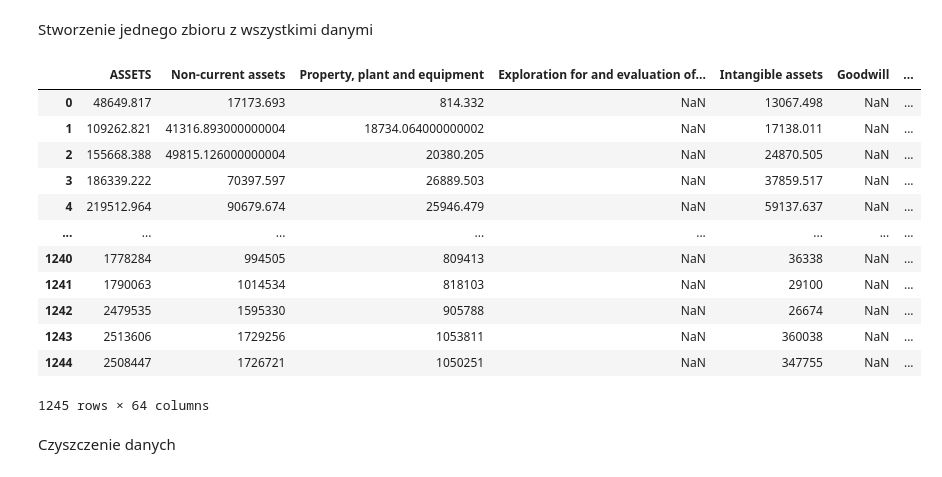
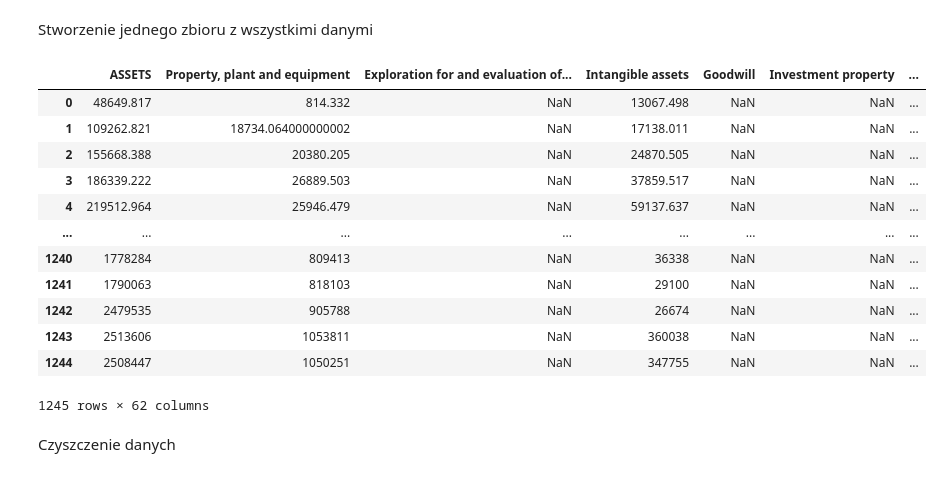
Before and after one commit to MehowBd/Evolutionary-optimization-of-the-capital-and-asset-structure, a Jupyter notebook: main.ipynb, the cells around one changed output. Drawn from its saved outputs; the diff is of its cells as text; code cells hidden in the pictures.

```diff
--- a/main.ipynb
+++ b/main.ipynb
@@ -66,44 +27,46 @@ balance_data
 # %% [markdown]
 Stworzenie jednego zbioru z wszystkimi danymi
 # %%
-columns = ['ASSETS','Non-current assets','Property, plant and equipment','Exploration for and evaluation of mineral resources','Intangible assets','Goodwill','Investment property',
+columns = ['ASSETS','Property, plant and equipment','Exploration for and evaluation of mineral resources','Intangible assets','Goodwill','Investment property',
 'Right-of-use assets','Investment in affiliates','Non-current financial assets','Non-current loans and receivables','Deferred income tax','Non-current deferred charges and accruals',
-'Non-current derivative instruments','Other non-current assets','Current assets','Inventories','Current intangible assets',
+'Non-current derivative instruments','Other non-current assets','Inventories','Current intangible assets',
 'Biological assets','Trade receivables','Loans and other receivables','Financial assets','Cash and cash equivalents','Accruals','Assets from current tax','Derivative instruments',
 'Other assets','Assets held for sale and discontinuing operations','Called up capital','Own shares','EQUITY & LIABILITIES','Equity shareholders of the parent','Share capital',
 'Called up share capital','Treasury shares','Supplementary capital','Valuation and exchange differences','Other capitals','Retained earnings / accumulated losses','Non-controlling interests',
 'Non-current liabilities','Non-current liabilities from derivatives','Non-current loans and borrowings','Non-current liabilities from bonds','Non-current liabilities from finance leases',
 'Non-current trade payables','Long-term provision for employee benefits','Deferred tax liabilities','Non-current provision','Other non-current liabilities','Non-current accruals (liability)',
 'Current liabilities','Liabilities from derivatives','Financial liabilities (loans and borrowings)','Bond liabilities','Liabilities from finance leases','Trade payables','Employee benefits',
 'Current tax liabilities','Provisions','Other liabilities','Accruals (liability)','Liabilities related to assets held for sale and discontinued operations', 'market_value']
 
 rows = []
 for company, years in balance_data.items():
     for year, market_data in years.items():
         new_row = {}
         for indicator, value in market_data.items():
             if indicator in columns:
                 new_row[indicator] = value
+            else:
+                new_row[indicator] = 0
         if company in market_values.index and year in market_values.columns:
             new_row['market_value'] = market_values[year][company]
             rows.append(new_row)
 
 data = pd.DataFrame(rows, columns=columns)
 data
 # %% [output]
-|  | ASSETS | Non-current assets | Property, plant and equipment | Exploration for and evaluation of... | Intangible assets | Goodwill | ... |
-| 0 | 48649.817 | 17173.693 | 814.332 | NaN | 13067.498 | NaN | ... |
-| 1 | 109262.821 | 41316.893000000004 | 18734.064000000002 | NaN | 17138.011 | NaN | ... |
-| 2 | 155668.388 | 49815.126000000004 | 20380.205 | NaN | 24870.505 | NaN | ... |
-| 3 | 186339.222 | 70397.597 | 26889.503 | NaN | 37859.517 | NaN | ... |
-| 4 | 219512.964 | 90679.674 | 25946.479 | NaN | 59137.637 | NaN | ... |
+|  | ASSETS | Property, plant and equipment | Exploration for and evaluation of... | Intangible assets | Goodwill | Investment property | ... |
+| 0 | 48649.817 | 814.332 | NaN | 13067.498 | NaN | NaN | ... |
+| 1 | 109262.821 | 18734.064000000002 | NaN | 17138.011 | NaN | NaN | ... |
+| 2 | 155668.388 | 20380.205 | NaN | 24870.505 | NaN | NaN | ... |
+| 3 | 186339.222 | 26889.503 | NaN | 37859.517 | NaN | NaN | ... |
+| 4 | 219512.964 | 25946.479 | NaN | 59137.637 | NaN | NaN | ... |
 | ... | ... | ... | ... | ... | ... | ... | ... |
-| 1240 | 1778284 | 994505 | 809413 | NaN | 36338 | NaN | ... |
-| 1241 | 1790063 | 1014534 | 818103 | NaN | 29100 | NaN | ... |
-| 1242 | 2479535 | 1595330 | 905788 | NaN | 26674 | NaN | ... |
-| 1243 | 2513606 | 1729256 | 1053811 | NaN | 360038 | NaN | ... |
-| 1244 | 2508447 | 1726721 | 1050251 | NaN | 347755 | NaN | ... |
+| 1240 | 1778284 | 809413 | NaN | 36338 | NaN | NaN | ... |
+| 1241 | 1790063 | 818103 | NaN | 29100 | NaN | NaN | ... |
+| 1242 | 2479535 | 905788 | NaN | 26674 | NaN | NaN | ... |
+| 1243 | 2513606 | 1053811 | NaN | 360038 | NaN | NaN | ... |
+| 1244 | 2508447 | 1050251 | NaN | 347755 | NaN | NaN | ... |
-1245 rows × 64 columns
+1245 rows × 62 columns
 # %% [markdown]
 Czyszczenie danych
 # %%
```
Also changed, not shown: parts of 10 cells of this notebook, 3 other files.
